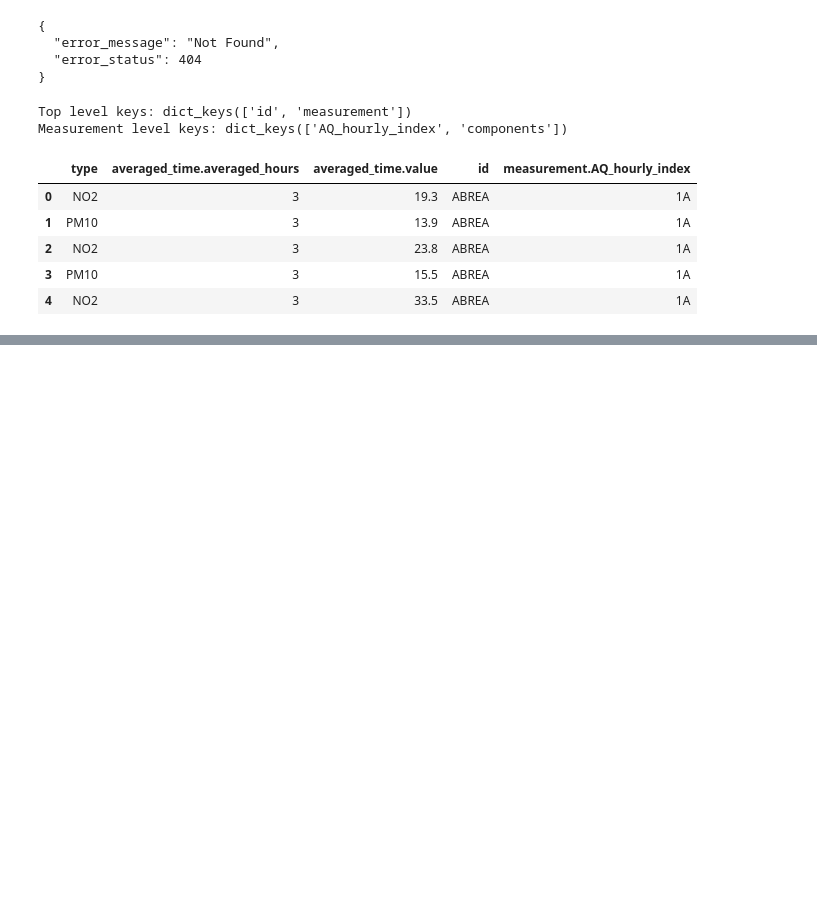
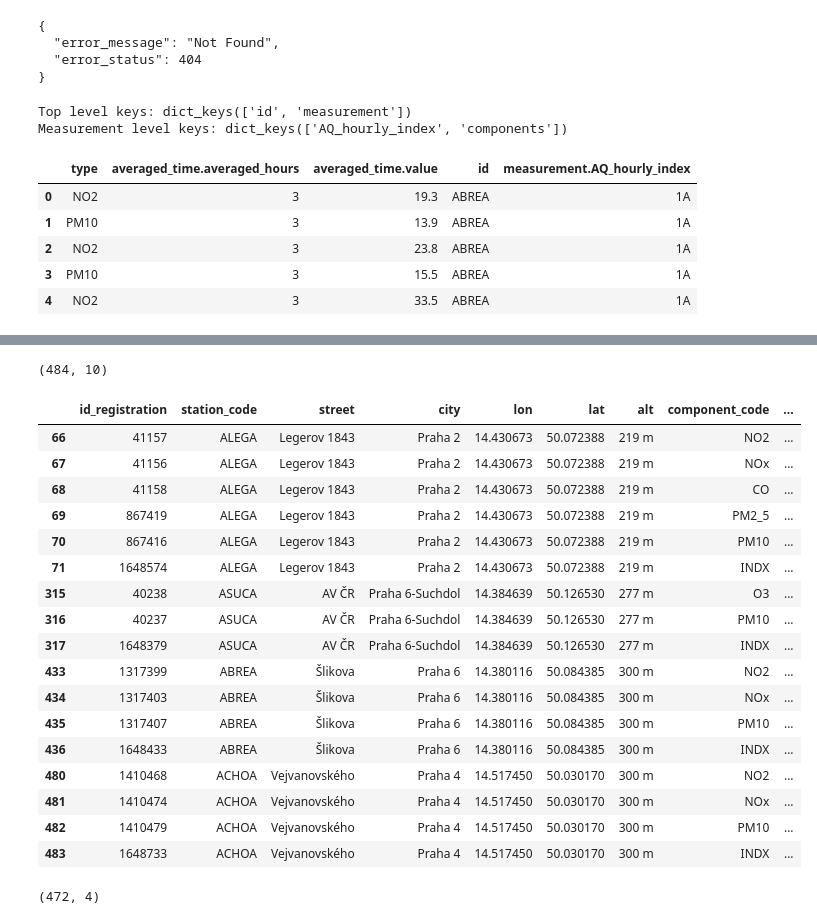
Before and after one commit to jayjay7788/Data-Processing-in-Python---Project, a Jupyter notebook: project API draft.ipynb, the cells around one changed output, grey strips where cells are left out. Cells and saved outputs as stored; diff of their text form; code cells hidden in the pictures; blank space fills up the shorter version.

```diff
--- a/project API draft.ipynb
+++ b/project API draft.ipynb
@@ -585,3 +679,32 @@ df.head()
+# %%
+df_metadata.shape
+# %% [output]
+(484, 10)
+# %%
+df_metadata[df_metadata["city"].str.contains('Praha')]
+# %% [output]
+|  | id_registration | station_code | street | city | lon | lat | alt | component_code | ... |
+| 66 | 41157 | ALEGA | Legerov 1843 | Praha 2 | 14.430673 | 50.072388 | 219 m | NO2 | ... |
+| 67 | 41156 | ALEGA | Legerov 1843 | Praha 2 | 14.430673 | 50.072388 | 219 m | NOx | ... |
+| 68 | 41158 | ALEGA | Legerov 1843 | Praha 2 | 14.430673 | 50.072388 | 219 m | CO | ... |
+| 69 | 867419 | ALEGA | Legerov 1843 | Praha 2 | 14.430673 | 50.072388 | 219 m | PM2_5 | ... |
+| 70 | 867416 | ALEGA | Legerov 1843 | Praha 2 | 14.430673 | 50.072388 | 219 m | PM10 | ... |
+| 71 | 1648574 | ALEGA | Legerov 1843 | Praha 2 | 14.430673 | 50.072388 | 219 m | INDX | ... |
+| 315 | 40238 | ASUCA | AV ČR | Praha 6-Suchdol | 14.384639 | 50.126530 | 277 m | O3 | ... |
+| 316 | 40237 | ASUCA | AV ČR | Praha 6-Suchdol | 14.384639 | 50.126530 | 277 m | PM10 | ... |
+| 317 | 1648379 | ASUCA | AV ČR | Praha 6-Suchdol | 14.384639 | 50.126530 | 277 m | INDX | ... |
+| 433 | 1317399 | ABREA | Šlikova | Praha 6 | 14.380116 | 50.084385 | 300 m | NO2 | ... |
+| 434 | 1317403 | ABREA | Šlikova | Praha 6 | 14.380116 | 50.084385 | 300 m | NOx | ... |
+| 435 | 1317407 | ABREA | Šlikova | Praha 6 | 14.380116 | 50.084385 | 300 m | PM10 | ... |
+| 436 | 1648433 | ABREA | Šlikova | Praha 6 | 14.380116 | 50.084385 | 300 m | INDX | ... |
+| 480 | 1410468 | ACHOA | Vejvanovského | Praha 4 | 14.517450 | 50.030170 | 300 m | NO2 | ... |
+| 481 | 1410474 | ACHOA | Vejvanovského | Praha 4 | 14.517450 | 50.030170 | 300 m | NOx | ... |
+| 482 | 1410479 | ACHOA | Vejvanovského | Praha 4 | 14.517450 | 50.030170 | 300 m | PM10 | ... |
+| 483 | 1648733 | ACHOA | Vejvanovského | Praha 4 | 14.517450 | 50.030170 | 300 m | INDX | ... |
+# %%
+df_measurements.shape
+# %% [output]
+(472, 4)
 # %%
 #### golemio
 
```
Also changed, not shown: parts of 13 cells of this notebook, 2 other files.
